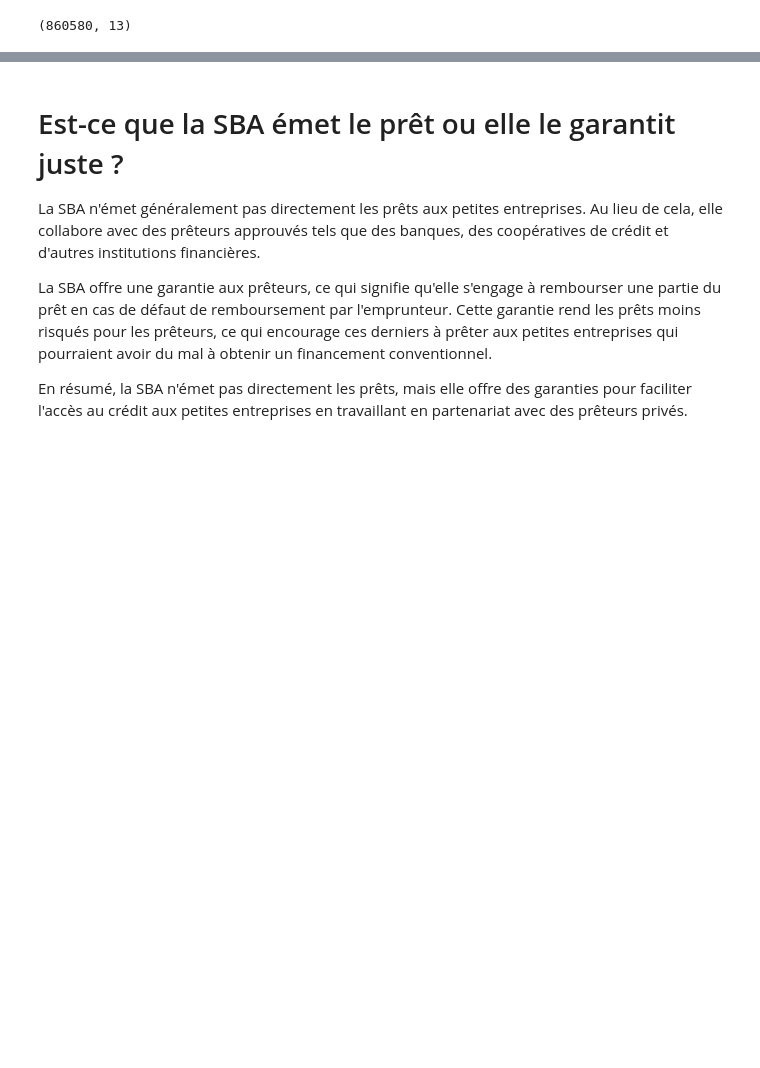
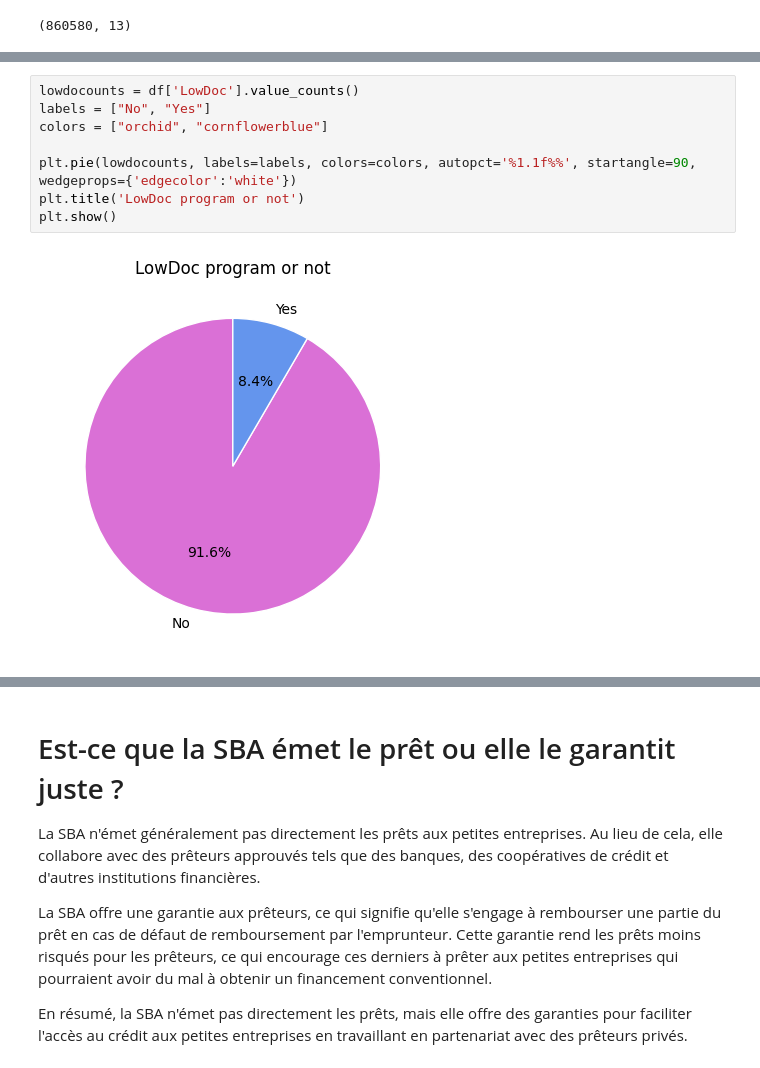
Before and after one commit to Memory77/brief_classif_sba, a Jupyter notebook: nettoyage.ipynb, the cells around one changed output, grey strips where cells are left out. Drawn from its saved outputs; the diff is of its cells as text; blank space fills up the shorter version.

```diff
--- a/nettoyage.ipynb
+++ b/nettoyage.ipynb
@@ -108,0 +151,10 @@ df
+# %%
+lowdocounts = df['LowDoc'].value_counts()
+labels = ["No", "Yes"]
+colors = ["orchid", "cornflowerblue"]
+
+plt.pie(lowdocounts, labels=labels, colors=colors, autopct='%1.1f%%', startangle=90, wedgeprops={'edgecolor':'white'})
+plt.title('LowDoc program or not')
+plt.show()
+# %% [output]
+[figure, added]
```
Also changed, not shown: parts of 15 cells of this notebook, 1 other file.
